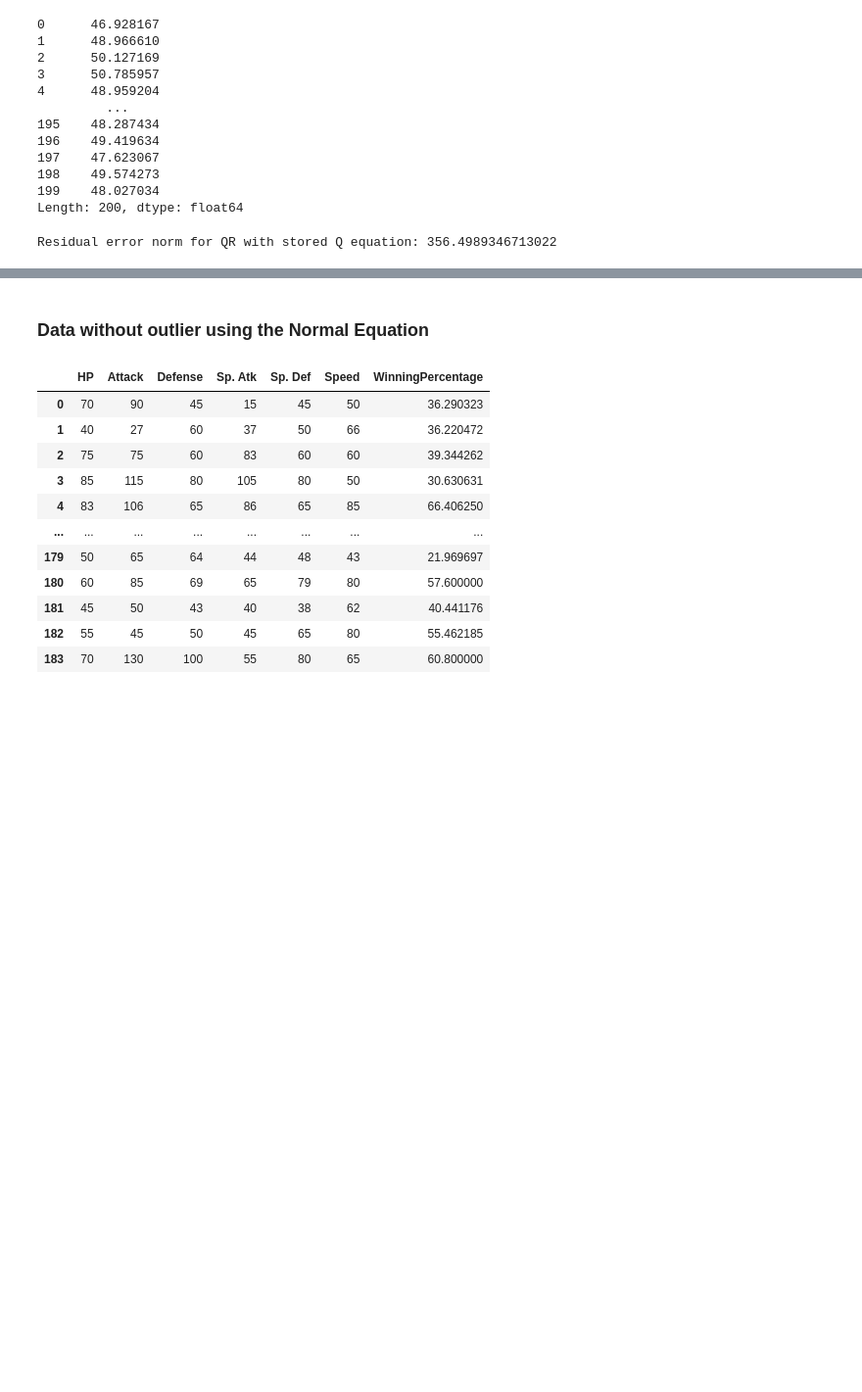
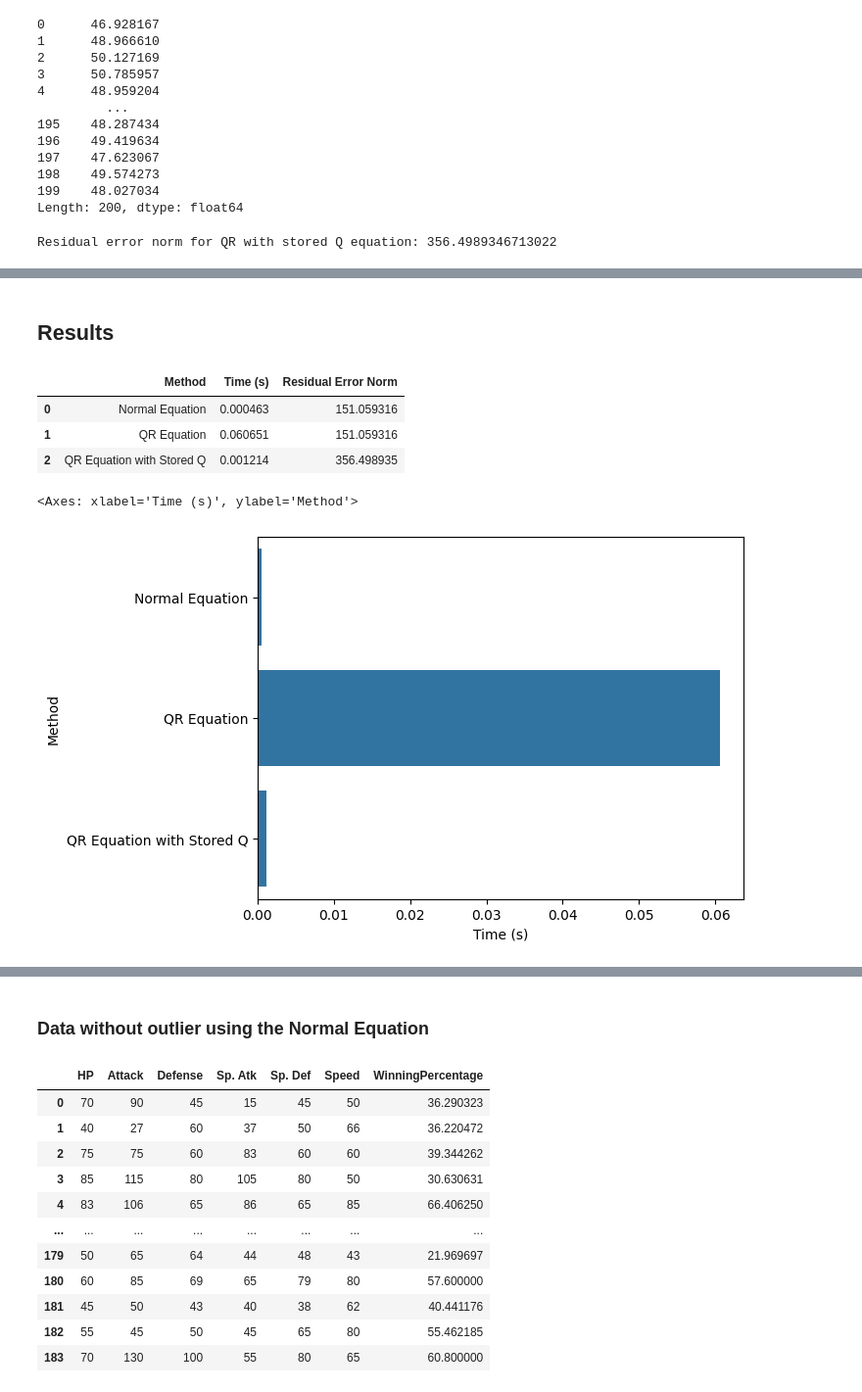
Before and after one commit to The-Matriks/GA1, a Jupyter notebook: pcr.ipynb, the cells around one changed output, grey strips where cells are left out. Shown at 98% size. Cells and saved outputs as stored; diff of their text form; code cells hidden in the pictures; blank space fills up the shorter version.

Commit message:
added visualization for efficiency and accuracy

```diff
--- a/pcr.ipynb
+++ b/pcr.ipynb
@@ -455,5 +462,8 @@ print(f"Residual error norm for QR with Q equation: {qr_with_q_error}")
 # %% [output]
 Residual error norm for QR with Q equation: 151.05931586221917
+# %%
+times.append(qr_end - qr_start)
+residuals.append(qr_error)
 # %% [markdown]
 ### Stored Q QR decomposition (Householder transformation)
 # %%
@@ -477,8 +487,8 @@ y_pred_storedq
 199    48.027034
 Length: 200, dtype: float64
 # %%
-error_theta_storedq = residual_error_norm(y, y_pred_storedq)
-print(f"Residual error norm for QR with stored Q equation: {error_theta_storedq}")
+error_qr_storedq = residual_error_norm(y, y_pred_storedq)
+print(f"Residual error norm for QR with stored Q equation: {error_qr_storedq}")
 # %% [output]
 Residual error norm for QR with stored Q equation: 356.4989346713022
 # %%
@@ -487,0 +498,24 @@ Time for QR with stored Q equation: 0.0016493797302246094 seconds.
+# %%
+times.append(qr_stored_q_end - qr_stored_q_start)
+residuals.append(error_qr_storedq)
+# %% [markdown]
+## Results
+# %%
+data = {
+    "Method": ["Normal Equation", "QR Equation", "QR Equation with Stored Q"],
+    "Time (s)": times,
+    "Residual Error Norm": residuals
+}
+
+result_df = pd.DataFrame(data)
+result_df
+# %% [output]
+|  | Method | Time (s) | Residual Error Norm |
+| 0 | Normal Equation | 0.000463 | 151.059316 |
+| 1 | QR Equation | 0.060651 | 151.059316 |
+| 2 | QR Equation with Stored Q | 0.001214 | 356.498935 |
+# %%
+sns.barplot(x="Time (s)", y="Method", data=result_df)
+# %% [output]
+<Axes: xlabel='Time (s)', ylabel='Method'>
+[figure, added]
```
Also changed, not shown: parts of 8 cells of this notebook, 1 other file.
